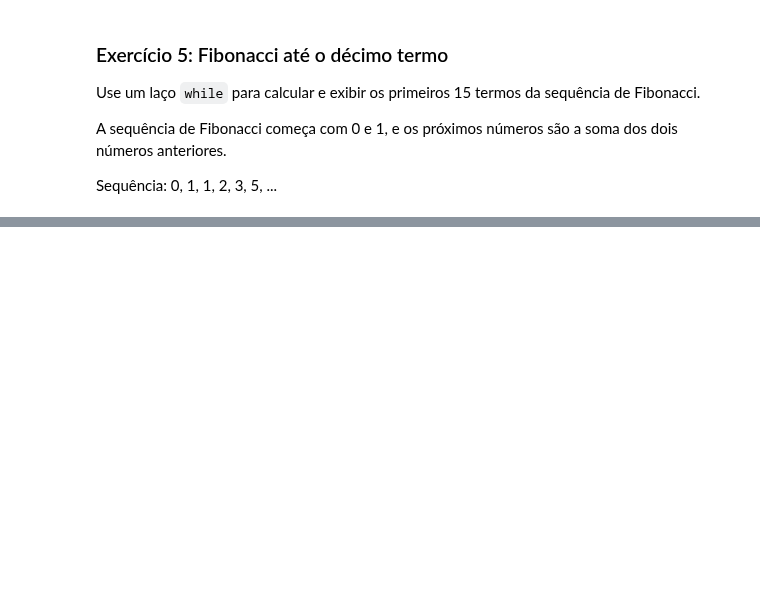
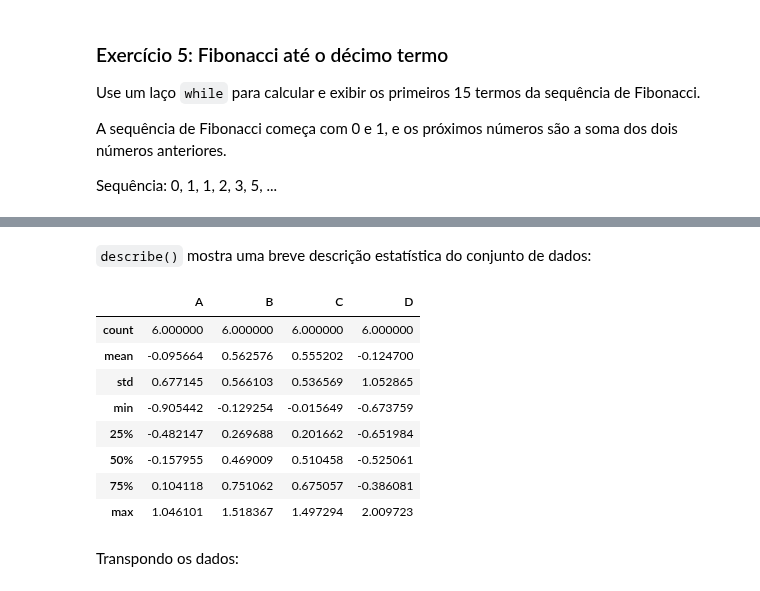
Before and after one commit to py241012463/CEE2, a Jupyter notebook: aulas.ipynb, the cells around one changed output, grey strips where cells are left out. Drawn from its saved outputs; the diff is of its cells as text; code cells hidden in the pictures; blank space fills up the shorter version.

```diff
--- a/aulas.ipynb
+++ b/aulas.ipynb
@@ -1147,0 +2653,8 @@ Sequência: 0, 1, 1, 2, 3, 5, ...
+# %%
+datas = pd.date_range("20190101", periods=6)
+
+df = pd.DataFrame(np.random.randn(6, 4), index=datas, columns=list("ABCD"))
+print("df:\n", df)
+
+print("\ndf.head(3):")
+df.head(3)
@@ -1147,0 +2727,16 @@ Sequência: 0, 1, 1, 2, 3, 5, ...
+# %% [markdown]
+`describe()` mostra uma breve descrição estatística do conjunto de dados:
+# %%
+df.describe()
+# %% [output]
+|  | A | B | C | D |
+| count | 6.000000 | 6.000000 | 6.000000 | 6.000000 |
+| mean | -0.095664 | 0.562576 | 0.555202 | -0.124700 |
+| std | 0.677145 | 0.566103 | 0.536569 | 1.052865 |
+| min | -0.905442 | -0.129254 | -0.015649 | -0.673759 |
+| 25% | -0.482147 | 0.269688 | 0.201662 | -0.651984 |
+| 50% | -0.157955 | 0.469009 | 0.510458 | -0.525061 |
+| 75% | 0.104118 | 0.751062 | 0.675057 | -0.386081 |
+| max | 1.046101 | 1.518367 | 1.497294 | 2.009723 |
+# %% [markdown]
+Transpondo os dados:
```
Also changed, not shown: parts of 294 cells of this notebook.
